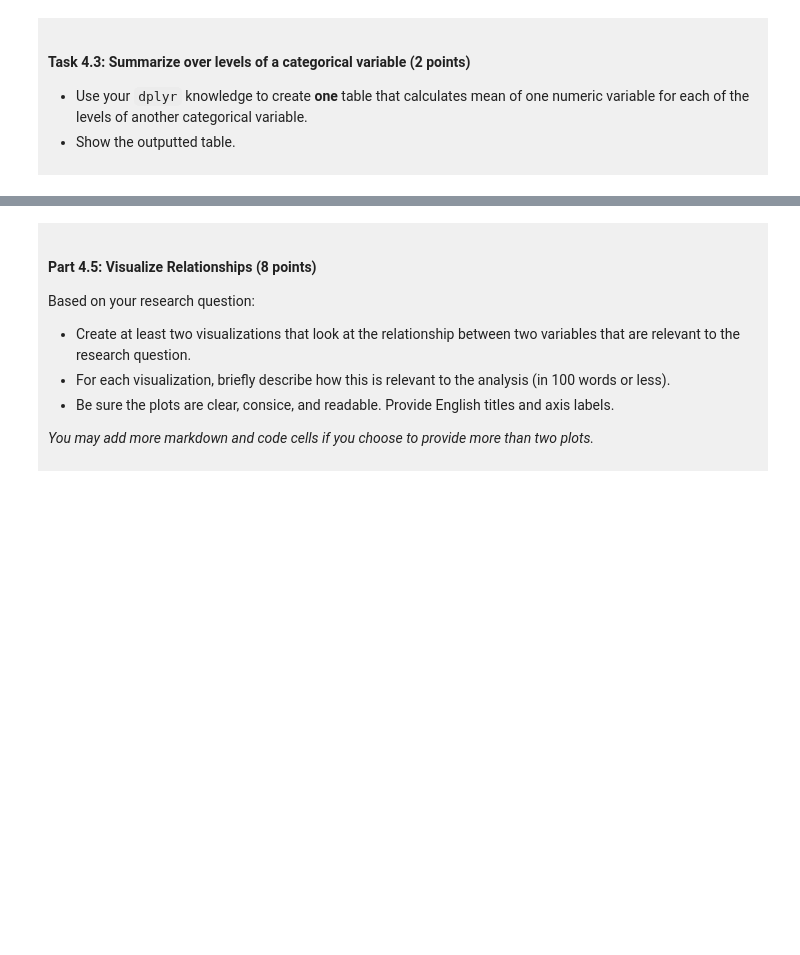
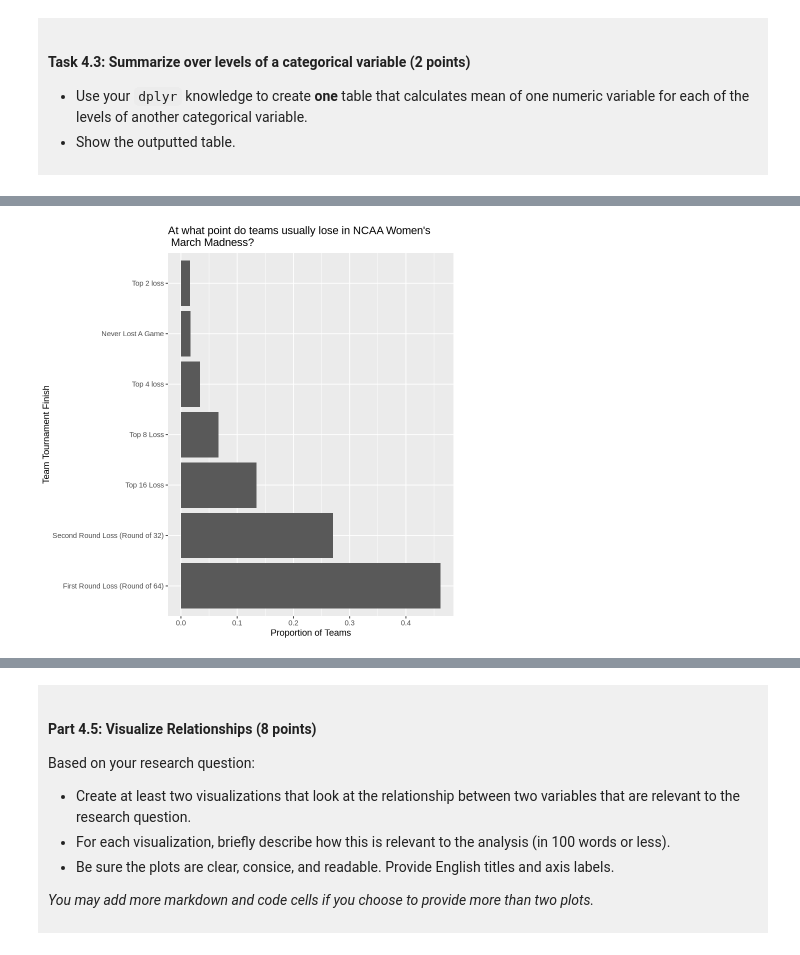
Before and after one commit to naraner/dsci-100-project-narane-ramprasad, a Jupyter notebook: dsci-100-project-notebook.ipynb, the cells around one changed output, grey strips where cells are left out. Drawn from its saved outputs; the diff is of its cells as text; code cells hidden in the pictures; blank space fills up the shorter version.

```diff
--- a/dsci-100-project-notebook.ipynb
+++ b/dsci-100-project-notebook.ipynb
@@ -298 +387,21 @@ You will refine your research question (if needed) and produce a tidy data set.
+# %%
+graph2 <- WMM_tidy_data |>
+            mutate(tourney_finish = fct_recode(tourney_finish, # I mutated tourney_finish to create more descriptive tournament finish labels https://www.r-bloggers.com/2024/03/title-how-to-rename-factor-levels-in-r-with-examples/
+                                               "Second Round Loss (Round of 32)" = "srl",
+                                               "First Round Loss (Round of 64)" = "frl",
+                                               "Top 16 Loss" = "t16" ,
+                                               "Top 8 Loss" = "t8",
+                                               "Top 4 loss" = "t4",
+                                               "Top 2 loss" = "t2",
+                                               "Never Lost A Game" = "champ")) |>
+                   count(tourney_finish) |> # Relative frequency calculations https://stackoverflow.com/questions/24576515/relative-frequencies-proportions-with-dplyr
+                    mutate(rel_freq = n / sum(n)) |>
+                                                ggplot(aes(x = rel_freq, y = fct_reorder(tourney_finish, rel_freq, .desc = TRUE))) + # I put the names on the y-axis so they aren't all squished together.
+                                                geom_bar(stat = "identity") +
+                                                labs(title = "At what point do teams usually lose in NCAA Women's \n March Madness?",
+                                                     x = "Proportion of Teams",
+                                                     y = "Team Tournament Finish")
+graph2
+# %% [output]
+[figure, added]
 # %%
```
Also changed, not shown: parts of 17 cells of this notebook.
